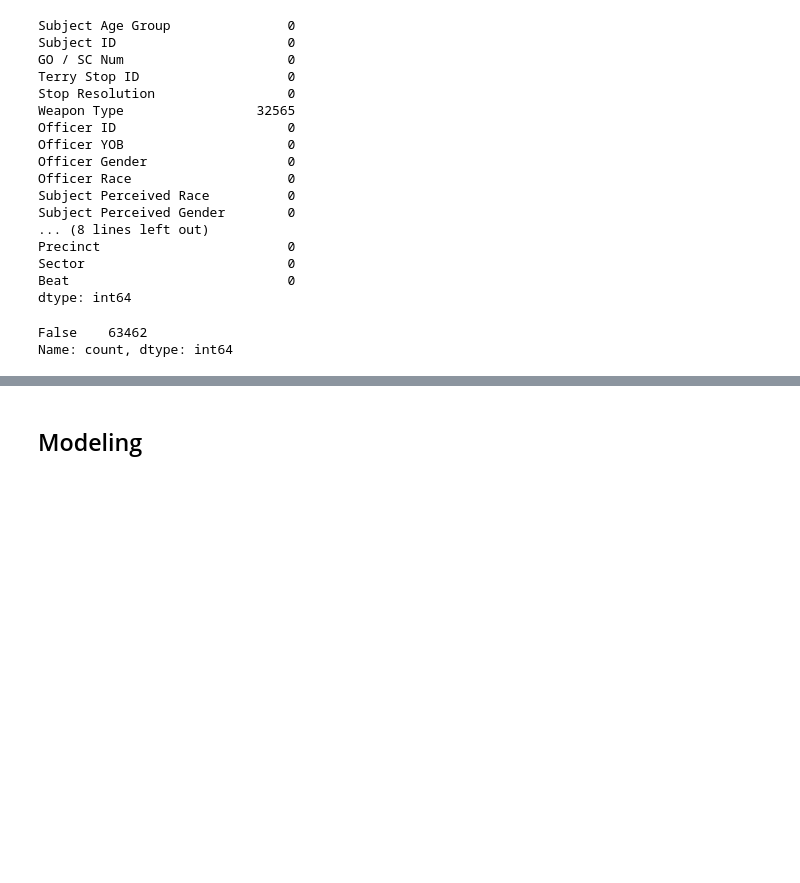
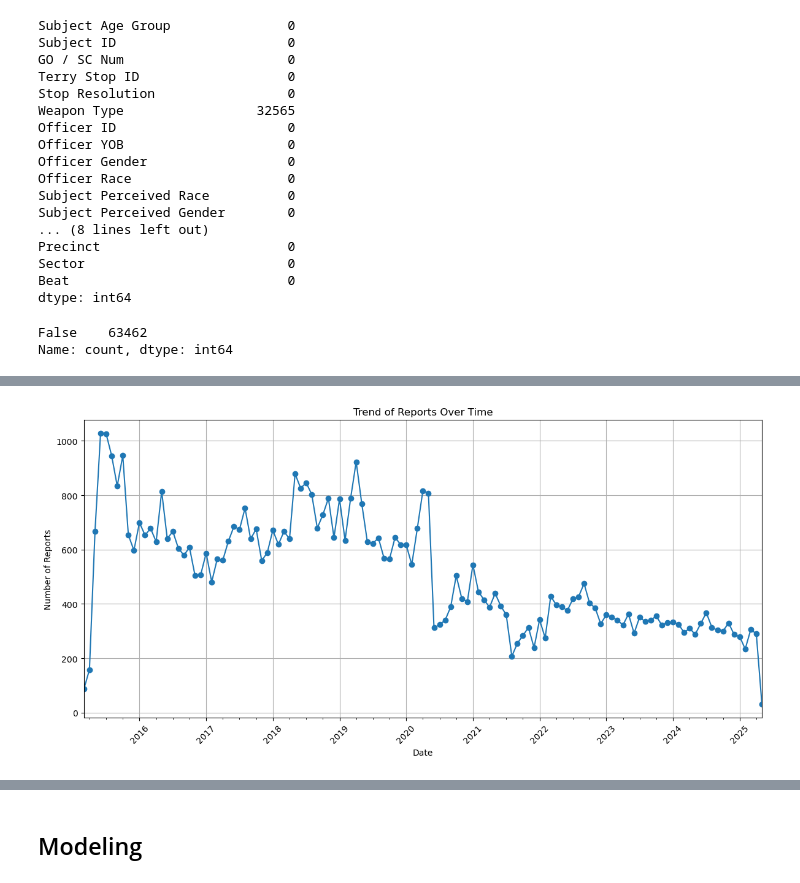
Before and after one commit to Tintin-dataObsessed/terry-stop-legal-analysis, a Jupyter notebook: index.ipynb, the cells around one changed output, grey strips where cells are left out. Drawn from its saved outputs; the diff is of its cells as text; code cells hidden in the pictures; blank space fills up the shorter version.

```diff
--- a/index.ipynb
+++ b/index.ipynb
@@ -125,0 +168,14 @@ memory usage: 11.1+ MB
+# %%
+# trend of reports over time
+df_trend = df['Reported Date'].dt.to_period('M').value_counts().sort_index()
+
+df_trend.plot(kind='line', marker='o', figsize=(12, 6))
+plt.title('Trend of Reports Over Time')
+plt.xlabel('Date')
+plt.ylabel('Number of Reports')
+plt.grid(True)
+plt.xticks(rotation=45)
+plt.tight_layout()
+plt.show()
+# %% [output]
+[figure, added]
```
Also changed, not shown: parts of 28 cells of this notebook, 1 other file.
